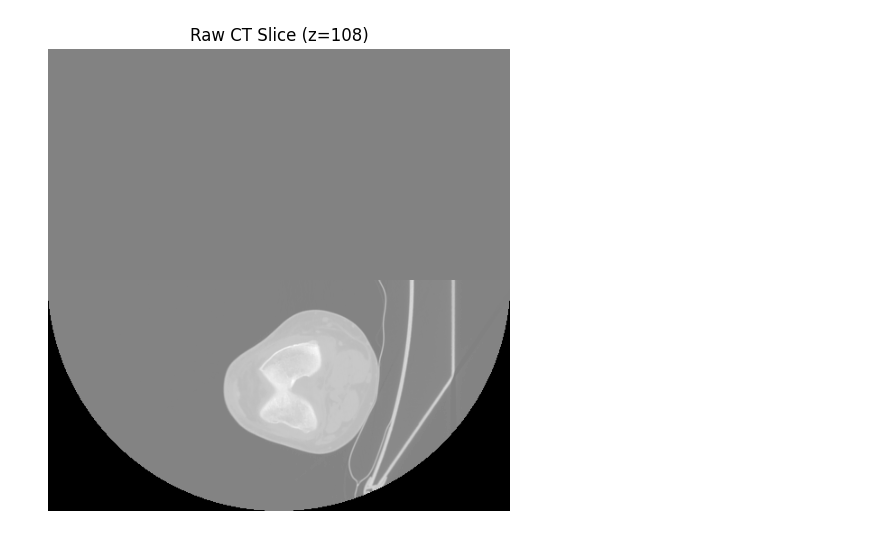
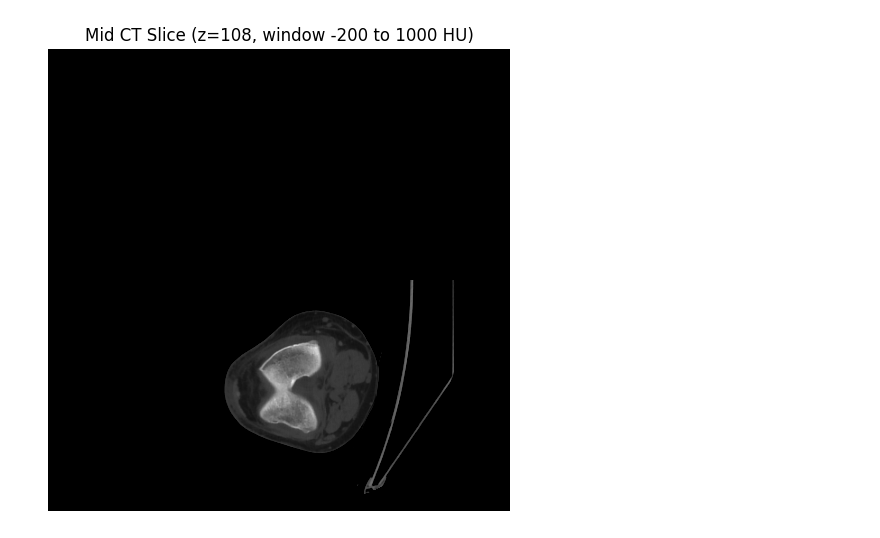
Before and after one commit to Aayush518/RA_selection_task_1, a Jupyter notebook: ra-selection-task-1.ipynb, the cells around one changed output. Cells and saved outputs as stored; diff of their text form; code cells hidden in the pictures.

```diff
--- a/ra-selection-task-1.ipynb
+++ b/ra-selection-task-1.ipynb
@@ -105,13 +165,19 @@ analyze_ct_data(INPUT_PATH)
 # %%
-def load_ct(input_path: str = '/kaggle/input/ct-scan/ct_scan.nii.gz') -> tuple[np.ndarray, np.ndarray, nib.Nifti1Header]:
+import os
+import time
+import nibabel as nib
+import numpy as np
+import matplotlib.pyplot as plt
+
+def load_ct(input_path: str = '/kaggle/input/ct-scan/ct_scan.nii.gz') -> tuple[np.ndarray, np.ndarray, nib.Nifti1Header, nib.Nifti1Image]:
     """
-    Load a 3D CT scan from the Kaggle input folder.
+    Load a 3D CT scan from file, visualize a mid-slice, and return data, affine, and header.
 
     Args:
         input_path (str): Path to the CT scan file.
 
     Returns:
-        tuple: (CT data as numpy array, affine matrix, NIfTI header).
+        tuple: (CT data as numpy array, affine matrix, NIfTI header, nib image object).
 
     Raises:
         FileNotFoundError: If the input file is not found.
@@ -133,27 +199,27 @@ def load_ct(input_path: str = '/kaggle/input/ct-scan/ct_scan.nii.gz') -> tuple[n
         affine = ct_image.affine
         header = ct_image.header
         logging.info(f"CT shape: {ct_data.shape}, voxel sizes: {header.get_zooms()}")
+        logging.info(f"Intensity range: {ct_data.min():.2f} to {ct_data.max():.2f} HU")
         logging.info(f"Loading completed in {time.time() - start_time:.2f} seconds")
 
-        # Visualize a sample slice
+        # Visualize a sample slice (soft tissue window for clarity)
         slice_idx = ct_data.shape[2] // 2
         plt.figure(figsize=(6, 6))
-        plt.imshow(ct_data[:, :, slice_idx], cmap='gray')
-        plt.title(f"Raw CT Slice (z={slice_idx})")
+        plt.imshow(ct_data[:, :, slice_idx], cmap='gray', vmin=-200, vmax=1000)
+        plt.title(f"Mid CT Slice (z={slice_idx}, window -200 to 1000 HU)")
         plt.axis('off')
         output_path = os.path.join(RESULTS_DIR, 'raw_ct_slice.png')
         plt.savefig(output_path)
         logging.info(f"Saved raw CT slice: {output_path}")
         plt.show()
 
-        return ct_data, affine, header
+        return ct_data, affine, header, ct_image
 
     except Exception as e:
         logging.error(f"Failed to load CT: {e}")
         raise
-
-# Load CT scan
-ct_data, affine, header = load_ct(INPUT_PATH)
-# %% [output]
-[figure, removed]
+# %%
+ct_data, affine, header, ct_image = load_ct(INPUT_PATH)
+# %% [output]
+[figure, added]
 # %%
```
Also changed, not shown: parts of 15 cells of this notebook.
